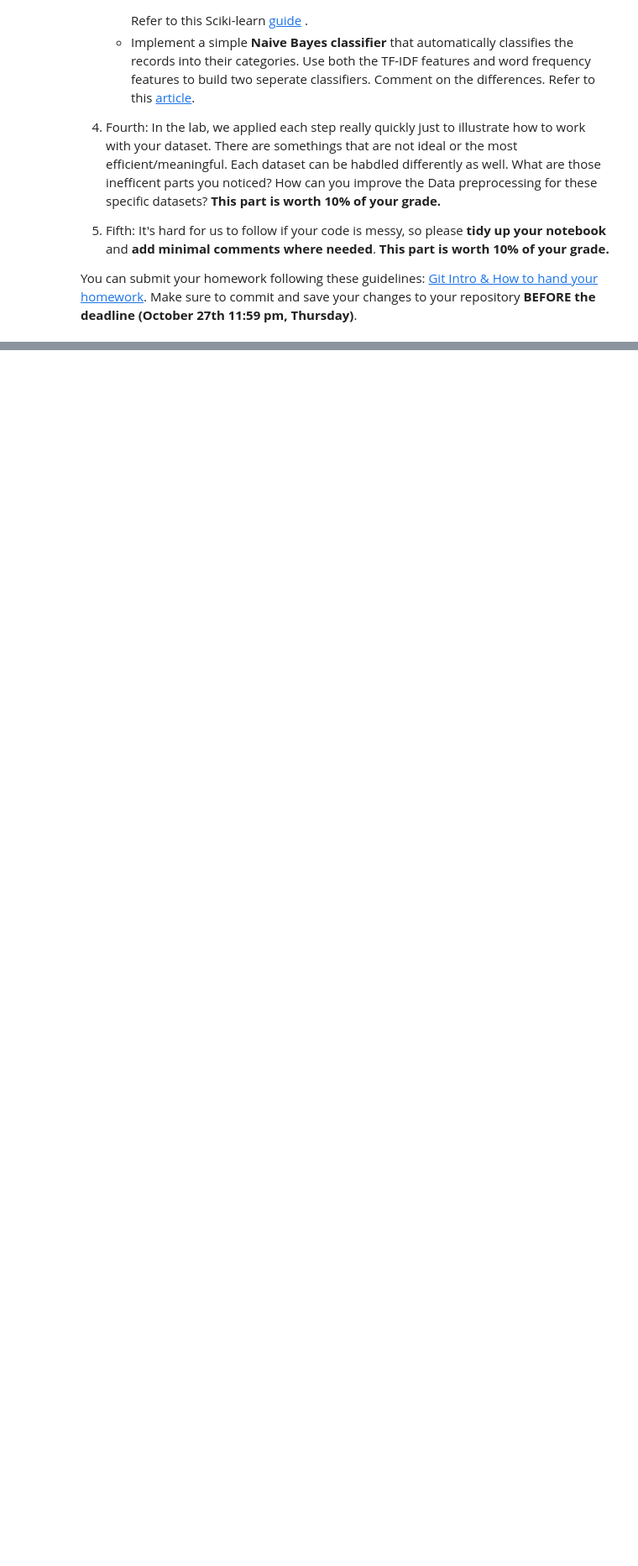
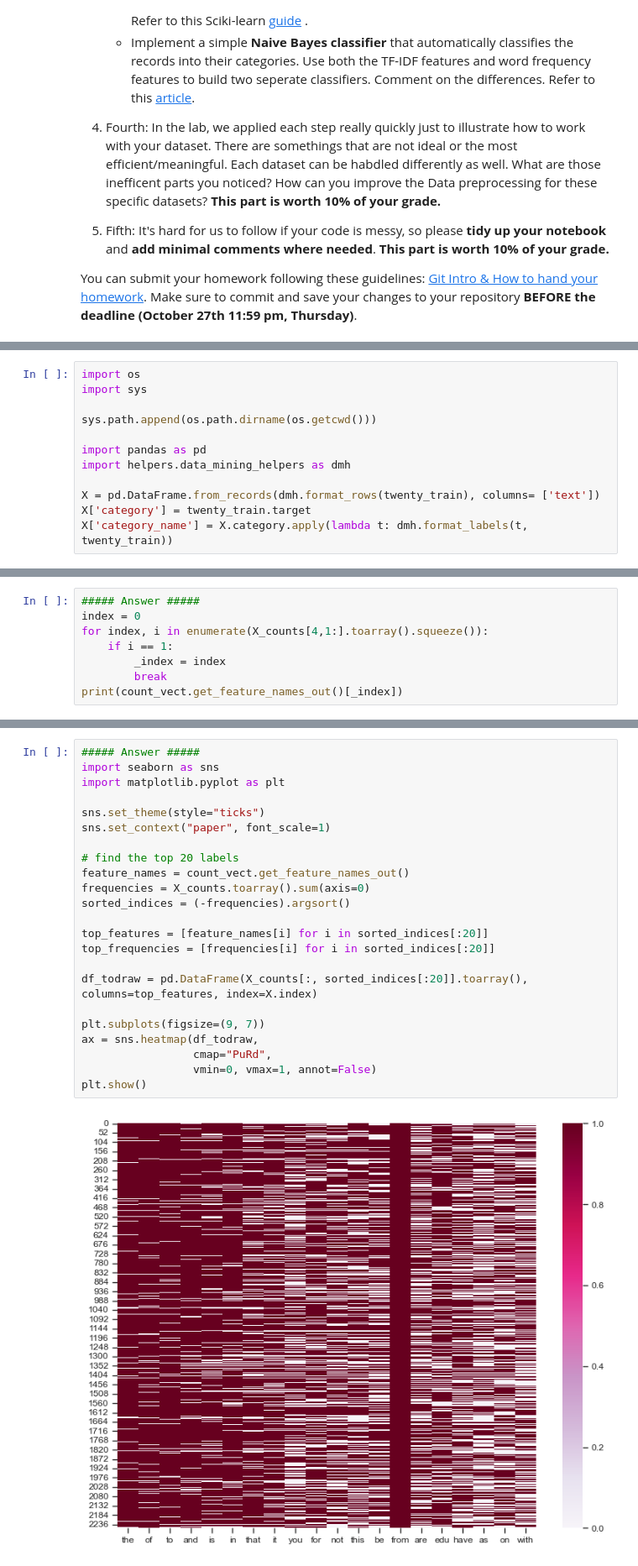
Before and after one commit to ywen9901/DM2023-Lab1, a Jupyter notebook: Homework/DM2023-Lab1-Homework.ipynb, the cells around one changed output, grey strips where cells are left out. Shown at 84% size. Saved outputs shown, nothing was run; the diff lists cells and outputs as text; blank space fills up the shorter version.

```diff
--- a/Homework/DM2023-Lab1-Homework.ipynb
+++ b/Homework/DM2023-Lab1-Homework.ipynb
@@ -35,0 +58,12 @@ You can submit your homework following these guidelines: [Git Intro & How to han
+# %%
+import os
+import sys
+
+sys.path.append(os.path.dirname(os.getcwd()))
+
+import pandas as pd
+import helpers.data_mining_helpers as dmh
+
+X = pd.DataFrame.from_records(dmh.format_rows(twenty_train), columns= ['text'])
+X['category'] = twenty_train.target
+X['category_name'] = X.category.apply(lambda t: dmh.format_labels(t, twenty_train))
@@ -35,0 +246,8 @@ You can submit your homework following these guidelines: [Git Intro & How to han
+# %%
+##### Answer #####
+index = 0
+for index, i in enumerate(X_counts[4,1:].toarray().squeeze()):
+    if i == 1:
+        _index = index
+        break
+print(count_vect.get_feature_names_out()[_index])
@@ -35,0 +259,25 @@ You can submit your homework following these guidelines: [Git Intro & How to han
+# %%
+##### Answer #####
+import seaborn as sns
+import matplotlib.pyplot as plt
+
+sns.set_theme(style="ticks")
+sns.set_context("paper", font_scale=1)
+
+# find the top 20 labels
+feature_names = count_vect.get_feature_names_out()
+frequencies = X_counts.toarray().sum(axis=0)
+sorted_indices = (-frequencies).argsort()
+
+top_features = [feature_names[i] for i in sorted_indices[:20]]
+top_frequencies = [frequencies[i] for i in sorted_indices[:20]]
+
+df_todraw = pd.DataFrame(X_counts[:, sorted_indices[:20]].toarray(), columns=top_features, index=X.index)
+
+plt.subplots(figsize=(9, 7))
+ax = sns.heatmap(df_todraw,
+                 cmap="PuRd",
+                 vmin=0, vmax=1, annot=False)
+plt.show()
+# %% [output]
+[figure, added]
```
Also changed, not shown: parts of 72 cells of this notebook, 16 other files.
